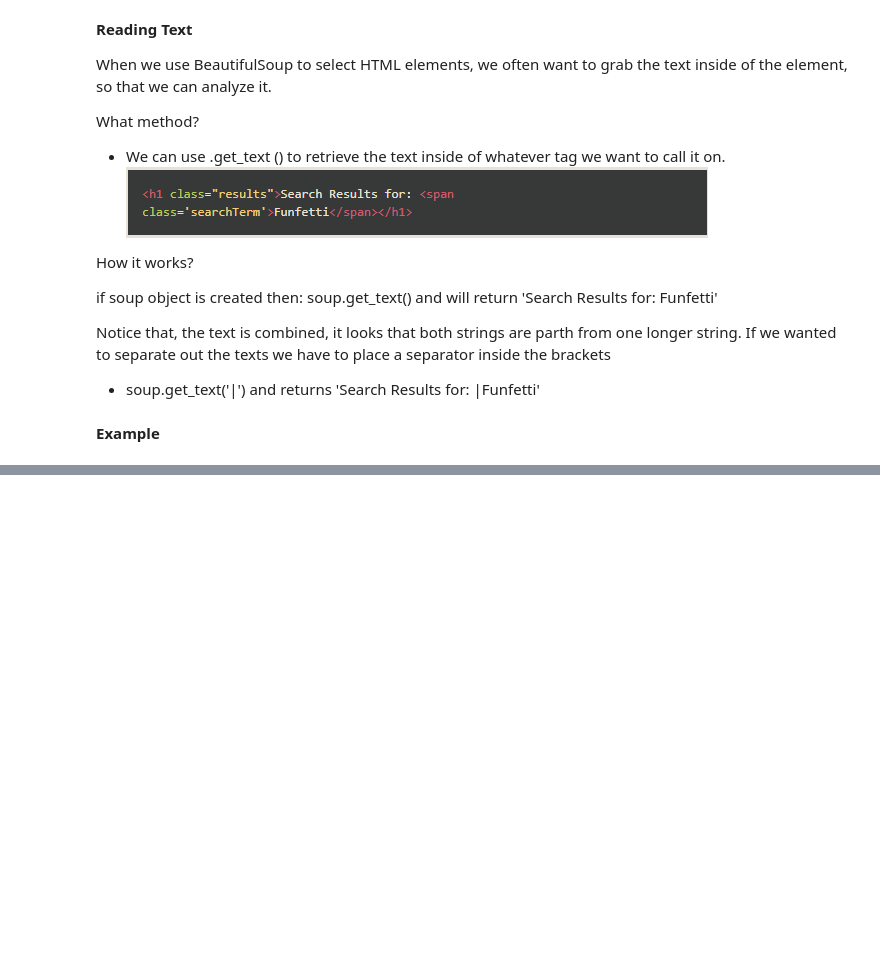
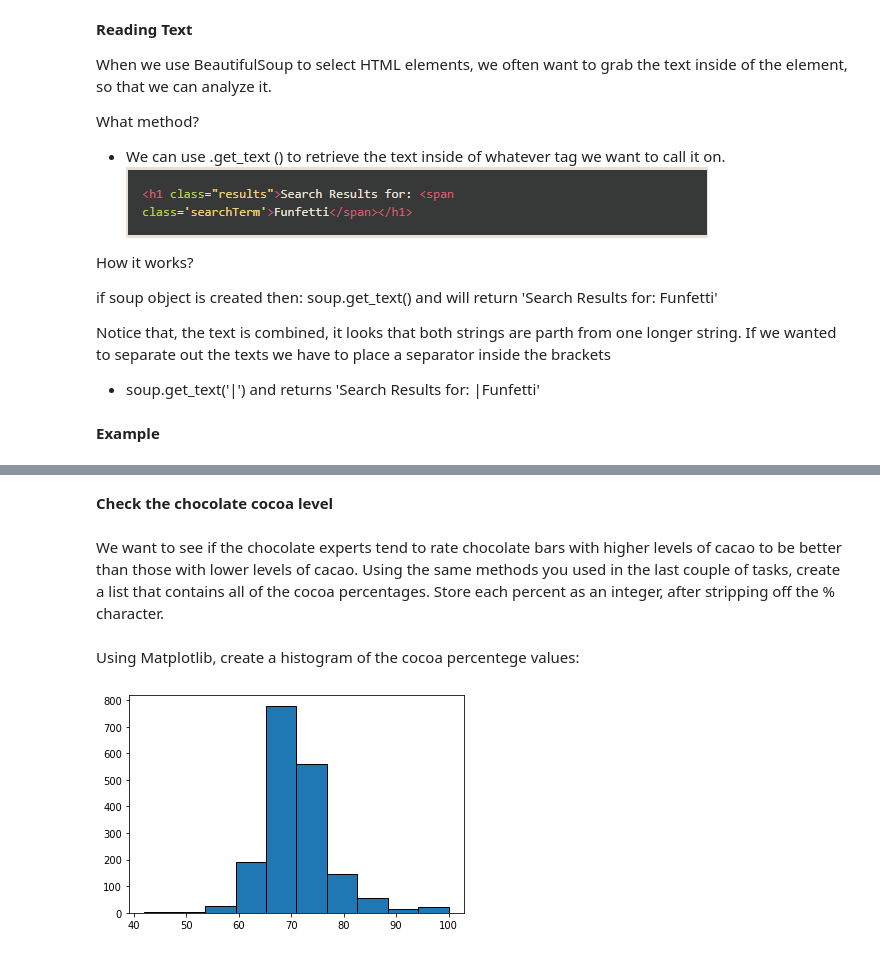
Before and after one commit to 82-petru/Web-Scraping, a Jupyter notebook: Web_scraping.ipynb, the cells around one changed output, grey strips where cells are left out. Cells and saved outputs as stored; diff of their text form; code cells hidden in the pictures; blank space fills up the shorter version.

```diff
--- a/Web_scraping.ipynb
+++ b/Web_scraping.ipynb
@@ -241,0 +352,19 @@ print(turtle_data)
+# %% [markdown]
+**Check the chocolate cocoa level**
+# %% [markdown]
+We want to see if the chocolate experts tend to rate chocolate bars with higher levels of cacao to be better than those with lower levels of cacao.
+Using the same methods you used in the last couple of tasks, create a list that contains all of the cocoa percentages. Store each percent as an integer, after stripping off the % character.
+# %%
+# Use a command on the soup object to get all of the tags that contain the cacoa percentage.
+cocoa_percent_tags = soup.find_all(attrs = {'class' : "CocoaPercent"})
+cocoa_percent = []
+for cocoa in cocoa_percent_tags[1:]:
+    remove_trailing = cocoa.get_text().strip('%')
+    cocoa_percent.append(float(remove_trailing))
+# %% [markdown]
+Using Matplotlib, create a histogram of the cocoa percentege values:
+# %%
+plt.hist(cocoa_percent, edgecolor = 'black')
+plt.show()
+# %% [output]
+[figure, added]
```
Also changed, not shown: parts of 37 cells of this notebook.
